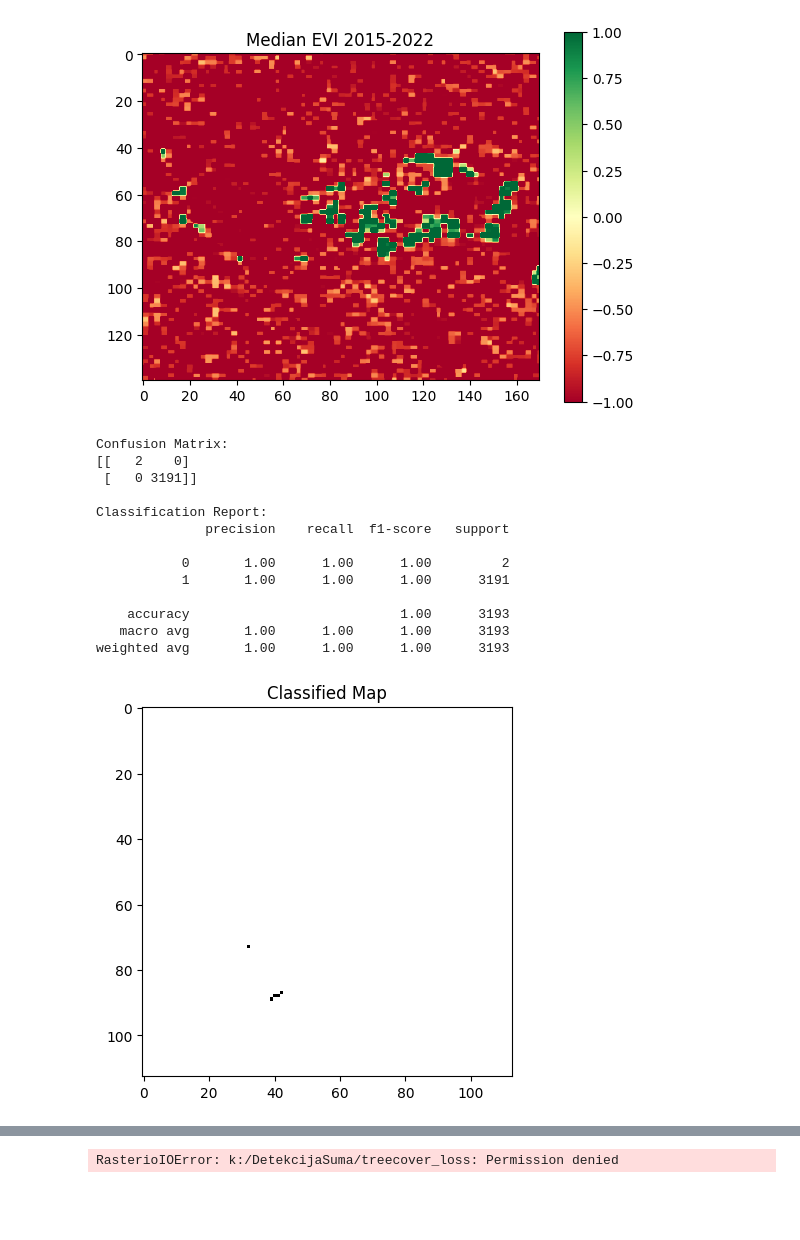
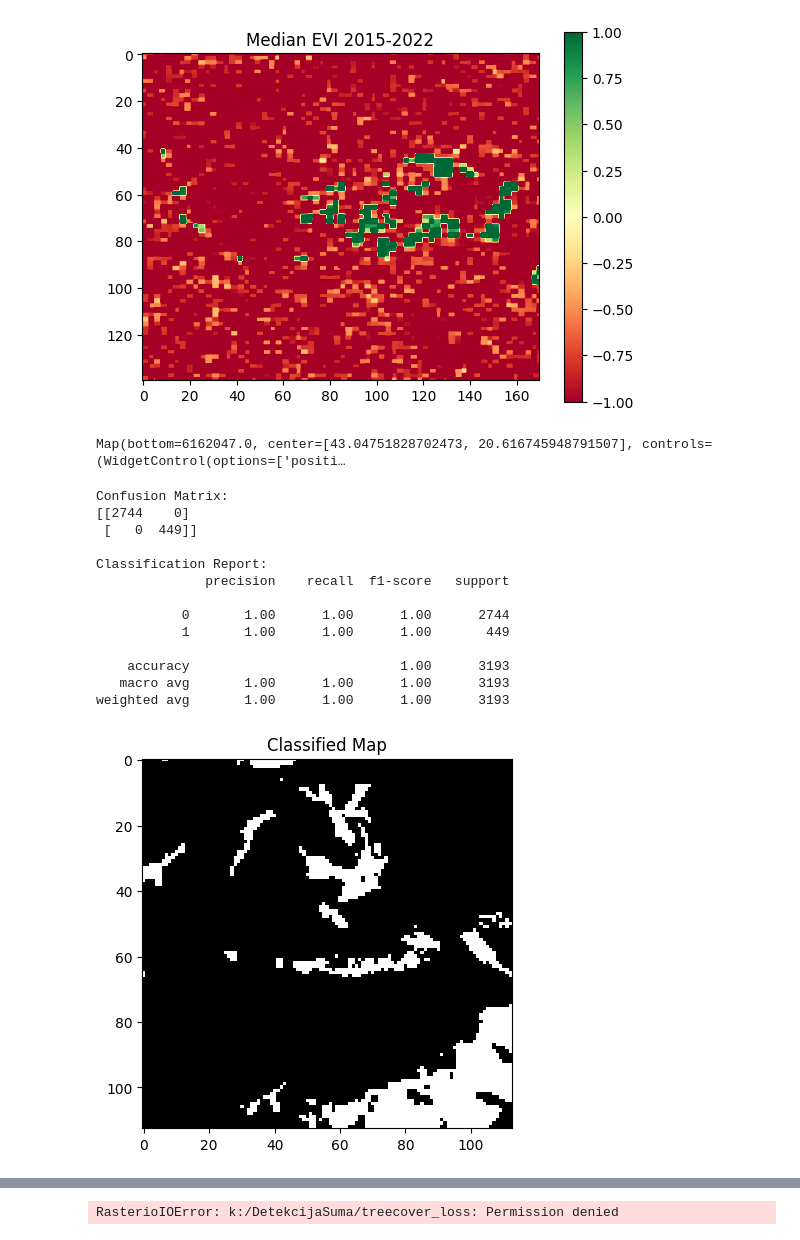
Before and after one commit to vukasinovic21/DetekcijaSuma, a Jupyter notebook: projekat.ipynb, the cells around one changed output, grey strips where cells are left out. Saved outputs shown, nothing was run; the diff lists cells and outputs as text; code cells hidden in the pictures; blank space fills up the shorter version.

```diff
--- a/projekat.ipynb
+++ b/projekat.ipynb
@@ -239,16 +250,23 @@ plt.show()
 [figure]
 [figure]
 # %%
-dataset2022 = ee.ImageCollection('COPERNICUS/S2_HARMONIZED') \
-            .filterDate('2022-01-01', '2022-12-31') \
+dataset2023 = ee.ImageCollection('COPERNICUS/S2_HARMONIZED') \
+            .filterDate('2023-01-01', '2023-12-31') \
             .filterBounds(aoi)
-dataset_2022_ndvi = dataset2022.map(calculate_ndvi)
-median_ndvi_2022 = dataset_2022_ndvi.select('NDVI').median().clip(aoi)
+
+dataset_2023_ndvi = dataset2023.map(calculate_ndvi)
+median_ndvi_2023 = dataset_2023_ndvi.select('NDVI').median().clip(aoi)
+
+dataset2015 = ee.ImageCollection('COPERNICUS/S2_HARMONIZED') \
+            .filterDate('2015-01-01', '2015-12-31') \
+            .filterBounds(aoi)
+
+dataset_2015_ndvi = dataset2015.map(calculate_ndvi)
+median_ndvi_2015 = dataset_2015_ndvi.select('NDVI').median().clip(aoi)
 
 # Razlika izmedju dva perioda
-ndvi_difference = median_ndvi.subtract(median_ndvi_2022)
+ndvi_difference = median_ndvi_2023.subtract(median_ndvi_2015)
 
-# Visualize the NDVI difference
 diff_params = {
     'min': -0.5,
     'max': 0.5,
@@ -258,3 +276,5 @@ diff_params = {
 Map.addLayer(ndvi_difference, diff_params, 'NDVI Difference')
 Map.addLayerControl()
 Map
+# %% [output]
+Map(bottom=6162047.0, center=[43.04751828702473, 20.616745948791507], controls=(WidgetControl(options=['positi…
@@ -285,28 +284,16 @@ assert evi_data1.shape == evi_data2.shape, "EVI images must have the same dimens
 # %%
-from sklearn.ensemble import RandomForestClassifier
-from sklearn.model_selection import train_test_split
-from sklearn.metrics import classification_report, confusion_matrix
-from sklearn.preprocessing import MinMaxScaler
-
-
-ndvi_image = images.select("NDVI")
-evi_image = images.select("EVI")
-
 ndvi_data = np.median([ndvi_data1, ndvi_data2], axis=0)
 evi_data = np.median([evi_data1, evi_data2], axis=0)
 
-# Priprema feature-a za trening
+# Priprema feature-a za trening, kombinovanje NDVI i EVI u feature
 X = np.vstack([
-    ndvi_data.flatten(), #median_ndvi
-    evi_data.flatten() #median_evi
-]).T  # Kombinovanje NDVI i EVI u feature
+    ndvi_data.flatten(),
+    evi_data.flatten()
+]).T
 
-# Gde je ndvi manji od 0.2 racunacemo da je pokrceno(deforestation) a ostali ce da upadnu u posumljeno
-# Trebalo bi da imam primere pokrcenih i posumljenih delova pa to da mi bude materijal za treniranje
-labels = np.where((ndvi_data < 0.3) & (evi_data < 0.3), 1, 0)
-
-# Poravnati NDVI podatke za treniranje ako je potrebno
-y = labels.flatten()  # Labels (0 for no deforestation, 1 for deforestation)
+# Gde su ndvi i evi manji od 0.2 racunacemo da je pokrceno(deforestation) a ostali ce da upadnu u sume
+labels = np.where((ndvi_data < 0.2) & (evi_data < 0.2), 1, 0)
+y = labels.flatten()  # Labels (0 i dalje sume, 1 pokrceno)
 
 scaler = MinMaxScaler(feature_range=(0, 1))
 X_scaled = scaler.fit_transform(X)
@@ -318,36 +305,36 @@ X_train, X_test, y_train, y_test = train_test_split(X_scaled, y, test_size=0.25,
 rf_classifier = RandomForestClassifier(n_estimators=100, random_state=42)
 
 # Treniranje modela
 rf_classifier.fit(X_train, y_train)
 
 # Prediktovanje
 y_pred = rf_classifier.predict(X_test)
 
 # Evaluacija modela
 print("Confusion Matrix:")
 print(confusion_matrix(y_test, y_pred))
 
 print("\nClassification Report:")
 print(classification_report(y_test, y_pred))
 
 # Vizualizacija klasifikovane mape
 classified_map = rf_classifier.predict(X_scaled).reshape(ndvi_data.shape)
 plt.imshow(classified_map, cmap='gray')
 plt.title('Classified Map')
 plt.show()
 # %% [output]
 Confusion Matrix:
-[[   2    0]
- [   0 3191]]
+[[2744    0]
+ [   0  449]]
 
 Classification Report:
               precision    recall  f1-score   support
 
-           0       1.00      1.00      1.00         2
-           1       1.00      1.00      1.00      3191
+           0       1.00      1.00      1.00      2744
+           1       1.00      1.00      1.00       449
 
     accuracy                           1.00      3193
    macro avg       1.00      1.00      1.00      3193
 weighted avg       1.00      1.00      1.00      3193
-[figure, old version]
+[figure, new version]
 # %%
```
Also changed, not shown: parts of 11 cells of this notebook, 2 other files.
